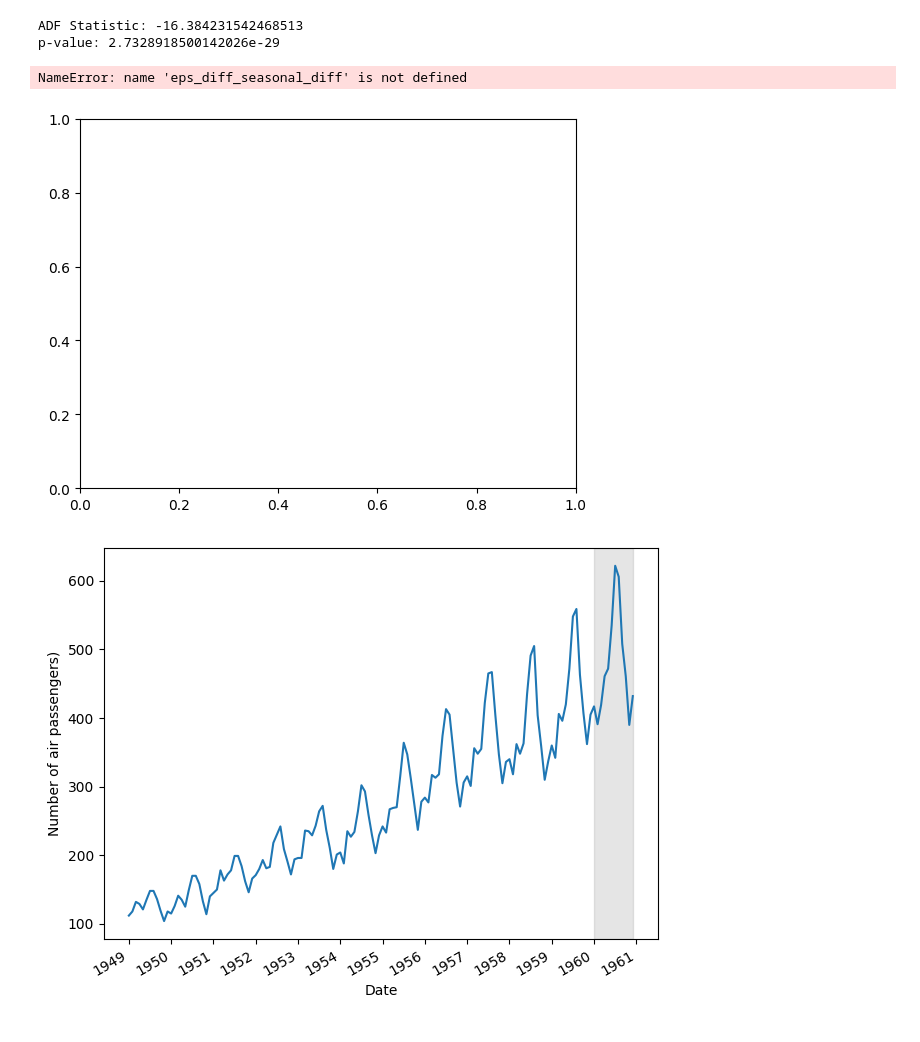
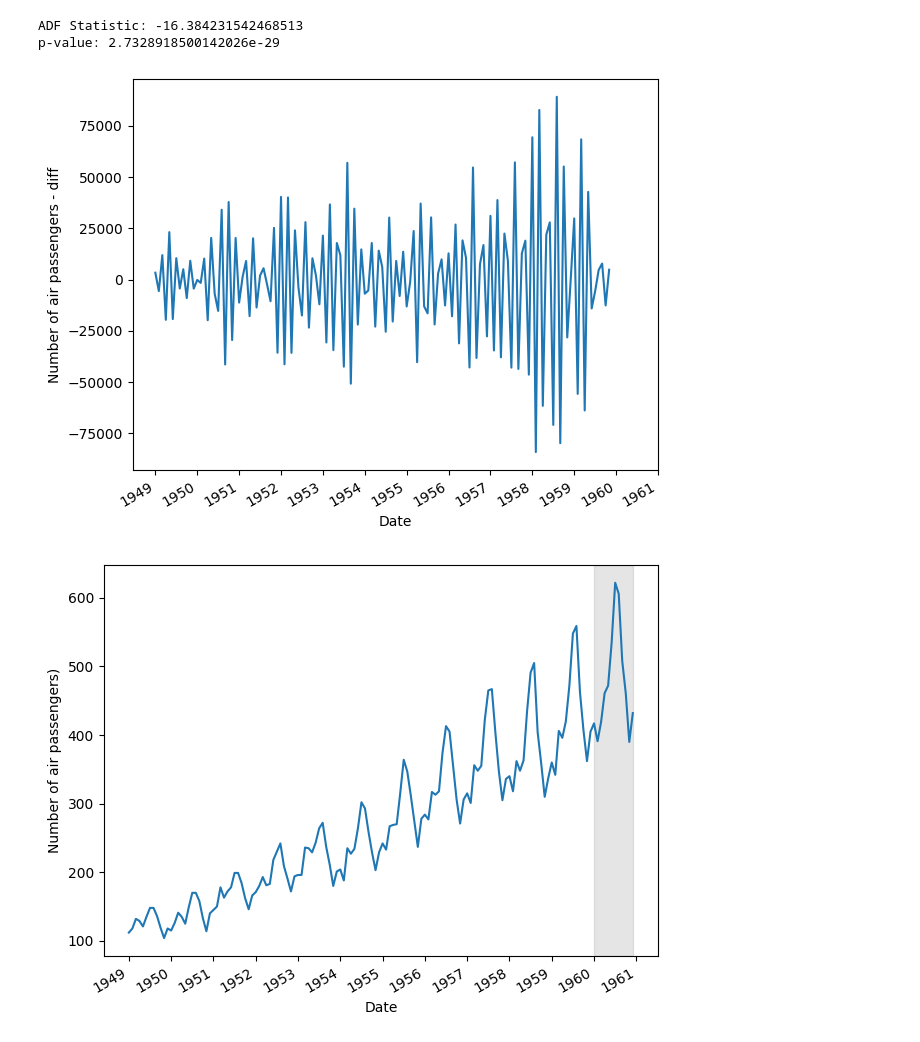
Before and after one commit to waelrash1/forecastingmodelsPY, a Jupyter notebook: CH08/CH08.ipynb, the cells around one changed output. Saved outputs shown, nothing was run; the diff lists cells and outputs as text; code cells hidden in the pictures.

```diff
--- a/CH08/CH08.ipynb
+++ b/CH08/CH08.ipynb
@@ -221,19 +221,18 @@ p-value: 2.7328918500142026e-29
 # %%
 fig, ax = plt.subplots()
 
-ax.plot(df['Month'][13:], eps_diff_seasonal_diff)
+ax.plot(df['Month'][13:], df_diff_seasonal_diff)
 ax.set_xlabel('Date')
 ax.set_ylabel('Number of air passengers - diff')
 
 plt.xticks(np.arange(0, 145, 12), np.arange(1949, 1962, 1))
 
 fig.autofmt_xdate()
 plt.tight_layout()
 
- #plt.savefig('figures/CH07_F01_peixeiro.png', dpi=300)
+plt.savefig('figures/CH07_F01_peixeiro.png', dpi=300)
 # %% [output]
-NameError: name 'eps_diff_seasonal_diff' is not defined
-[figure, old version]
+[figure, new version]
 # %%
 fig, ax = plt.subplots()
 
```
Also changed, not shown: parts of 5 cells of this notebook.
